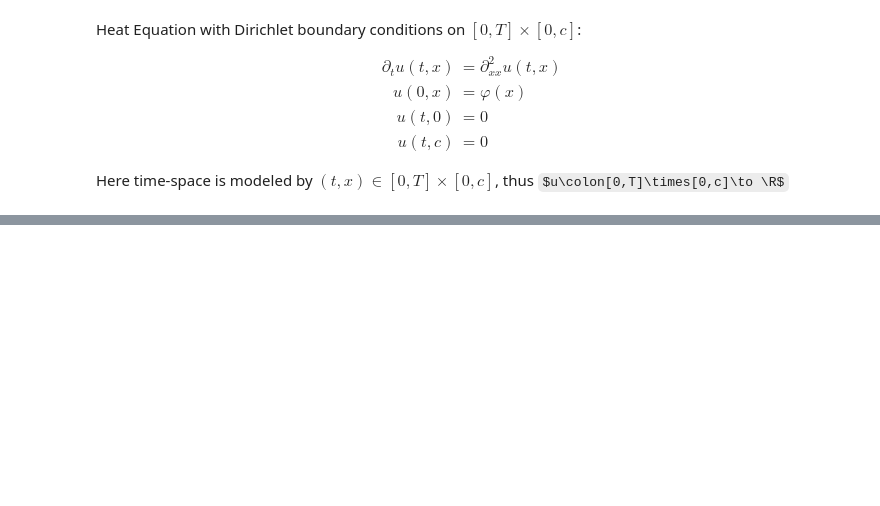
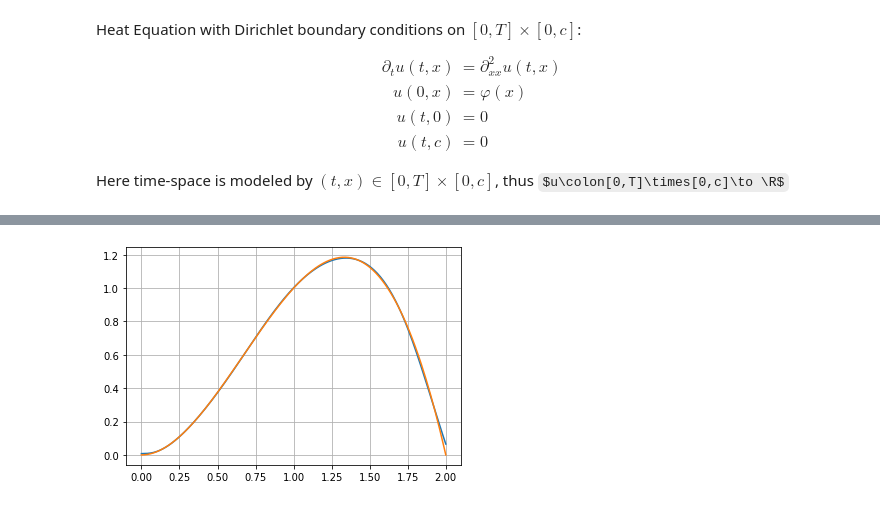
Before and after one commit to jignaciocastro8/PINNs, a Jupyter notebook: heat1D_DirichletNB.ipynb, the cells around one changed output, grey strips where cells are left out. Saved outputs shown, nothing was run; the diff lists cells and outputs as text; code cells hidden in the pictures; some formulas as TeX source; blank space fills up the shorter version.

```diff
--- a/heat1D_DirichletNB.ipynb
+++ b/heat1D_DirichletNB.ipynb
@@ -212,0 +24,18 @@ plt.plot(x, y, 'x')
+# %%
+class Network:
+    def __init__(self, input_dim) -> None:
+        self.input_dim = input_dim
+
+    def build(self):
+        nn = keras.Sequential(
+        [
+            layers.Input(shape=(self.input_dim,)),
+            layers.Dense(32, activation="tanh", kernel_initializer='he_normal', bias_initializer='zeros'),
+            layers.Dense(32, activation="tanh", kernel_initializer='he_normal', bias_initializer='zeros'),
+            layers.Dense(32, activation="tanh", kernel_initializer='he_normal', bias_initializer='zeros'),
+            layers.Dense(32, activation="tanh", kernel_initializer='he_normal', bias_initializer='zeros'),
+            layers.Dense(32, activation="tanh", kernel_initializer='he_normal', bias_initializer='zeros'),
+            layers.Dense(32, activation="tanh", kernel_initializer='he_normal', bias_initializer='zeros'),
+            layers.Dense(1, kernel_initializer='he_normal', use_bias=False),
+        ])
+        return nn
@@ -212,0 +138,17 @@ plt.plot(x, y, 'x')
+# %%
+z = np.arange(0,2 + 0.01,0.01)
+a0 = np.array([[0.0,x] for x in z])
+a1 = np.array([[0.5,x] for x in z])
+a2 = np.array([[1,x] for x in z])
+a3 = np.array([[1.5,x] for x in z])
+# %%
+b0 = heat_model.model(a0)[...,0].numpy()
+b1 = heat_model.model(a1)[...,0].numpy()
+b2 = heat_model.model(a2)[...,0].numpy()
+b3 = heat_model.model(a3)[...,0].numpy()
+# %%
+plt.plot(z, b0)
+plt.plot(z, heat_model.init_condition(a0))
+plt.grid()
+# %% [output]
+[figure, added]
```
Also changed, not shown: parts of 12 cells of this notebook, 1 other file.
